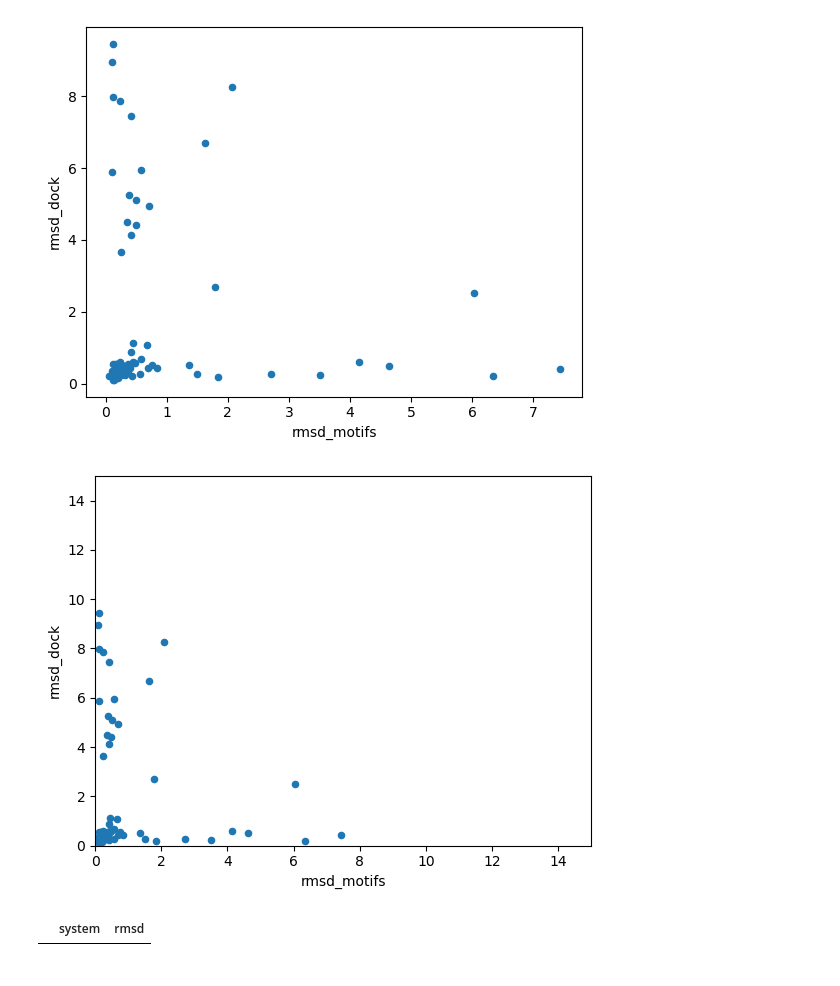
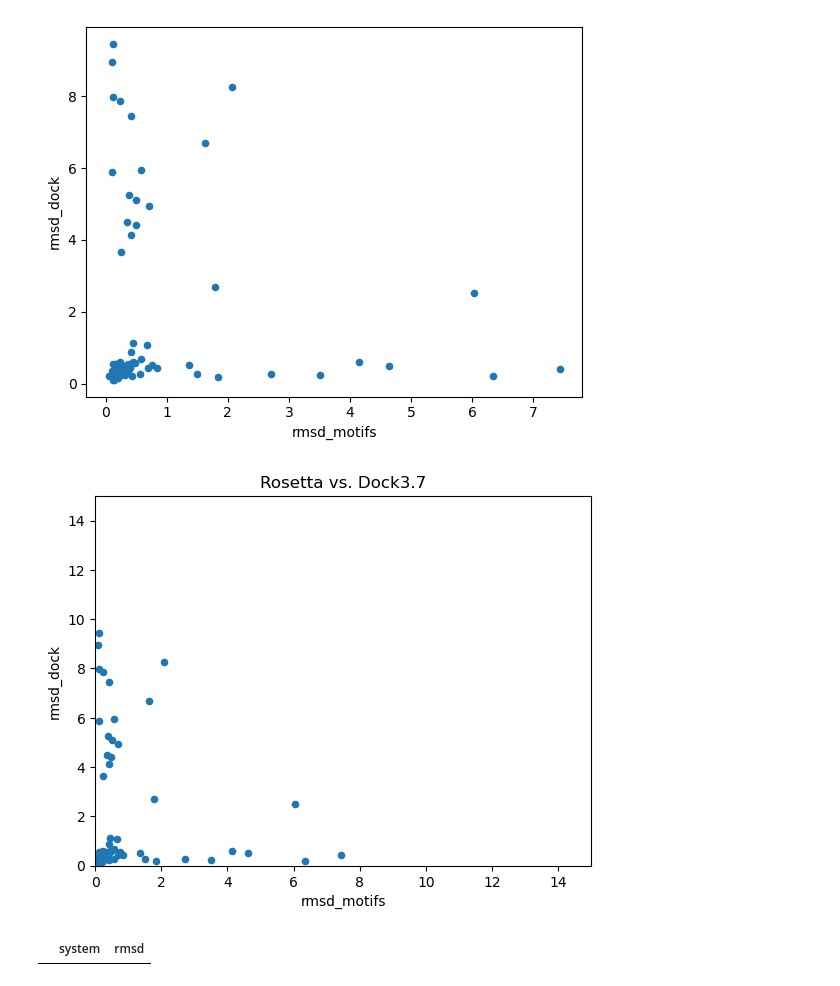
Before and after one commit to toadlover/thyme_lab_internship_2024, a Jupyter notebook: jupyter_notebooks/Dock_3_7_vs_Rosetta.ipynb, the cells around one changed output. Saved outputs shown, nothing was run; the diff lists cells and outputs as text; code cells hidden in the pictures.

```diff
--- a/jupyter_notebooks/Dock_3_7_vs_Rosetta.ipynb
+++ b/jupyter_notebooks/Dock_3_7_vs_Rosetta.ipynb
@@ -227,14 +227,15 @@ merged_df.plot(kind='scatter',x='rmsd_motifs',y='rmsd_dock')
 plt.show()
 # %% [output]
 [figure]
-# %%
-#make a scatterplot in the place of the heatmap
-merged_df.plot(kind='scatter',x='rmsd_motifs',y='rmsd_dock')
-plt.xlim(0,15)
-plt.ylim(0,15)
-plt.show()
-# %% [output]
-[figure, removed]
+# %%
+#make a scatterplot in the place of the heatmap
+merged_df.plot(kind='scatter',x='rmsd_motifs',y='rmsd_dock')
+plt.xlim(0,15)
+plt.ylim(0,15)
+plt.title("Rosetta vs. Dock3.7")
+plt.show()
+# %% [output]
+[figure, added]
 # %%
 #get a list of the dock placements that are really far away from native (>20 angstrom rmsd)
 #remove any nan
```
Also changed, not shown: parts of 1 cell of this notebook, 2 other files.
